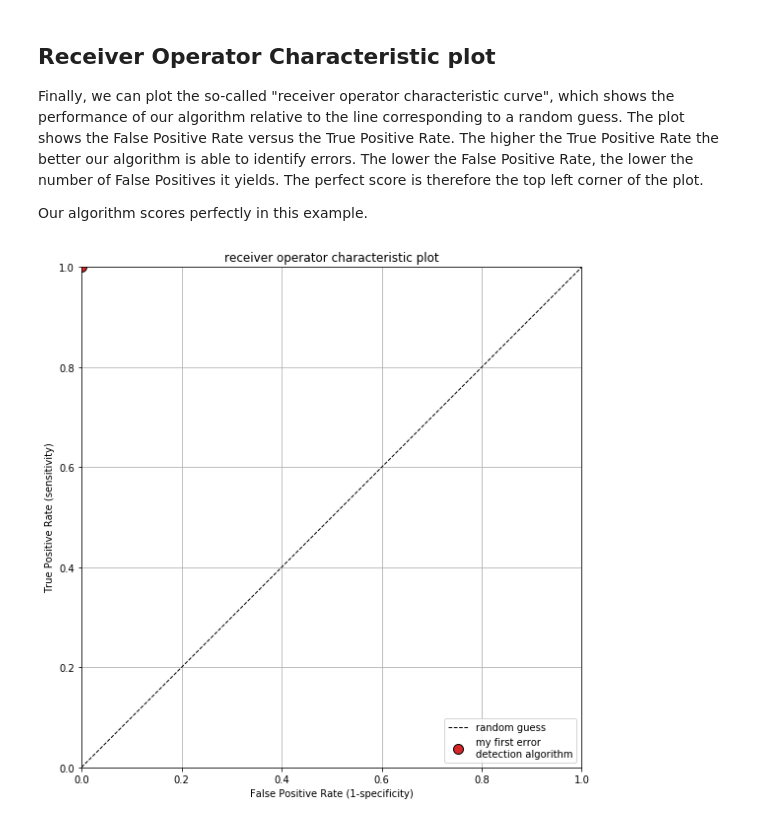
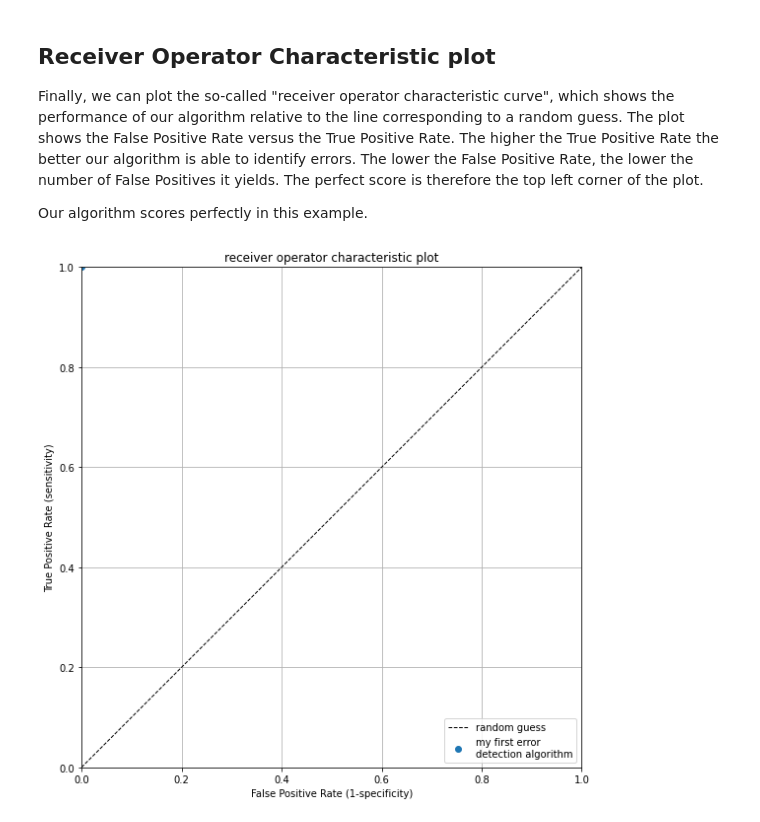
Before and after one commit to ArtesiaWater/traval, a Jupyter notebook: examples/notebooks/ex01_applying_automatic_error_detection_algorithms_to_a_timeseries.ipynb, the cells around one changed output. Saved outputs shown, nothing was run; the diff lists cells and outputs as text; code cells hidden in the pictures.

```diff
--- a/examples/notebooks/ex01_applying_automatic_error_detection_algorithms_to_a_timeseries.ipynb
+++ b/examples/notebooks/ex01_applying_automatic_error_detection_algorithms_to_a_timeseries.ipynb
@@ -57,7 +54,7 @@ rset.add_rule("dry", rlib.rule_ufunc_threshold, apply_to=0,
               kwargs={"ufunc": (np.less,), "threshold": sensor_level, "offset": 0.025})
 rset.add_rule("hardmax", rlib.rule_ufunc_threshold, apply_to=0,
               kwargs={"ufunc": (np.greater,), "threshold": top_piezometer})
-rset.add_rule("combine", rlib.rule_combine_nan, apply_to=(1, 2, 3))
+rset.add_rule("combine", rlib.rule_combine_nan_or, apply_to=(1, 2, 3))
 # %% [markdown]
 The view of the object shows which rules have been added:
 # %%
@@ -284,7 +278,9 @@ Finally, we can plot the so-called "receiver operator characteristic curve", whi
 
 Our algorithm scores perfectly in this example.
 # %%
-ax = traval.plots.roc_plot(comp.bc.true_positive_rate, comp.bc.false_positive_rate,
-                           "my first error \ndetection algorithm", ms=10, c="C3", mec="k")
+label = "my first error \ndetection algorithm"
+ax = traval.plots.roc_plot(comp.bc.true_positive_rate,
+                           comp.bc.false_positive_rate,
+                           labels=label)
 # %% [output]
-[figure, old version]
+[figure, new version]
```
Also changed, not shown: parts of 7 cells of this notebook, 1 other file.
